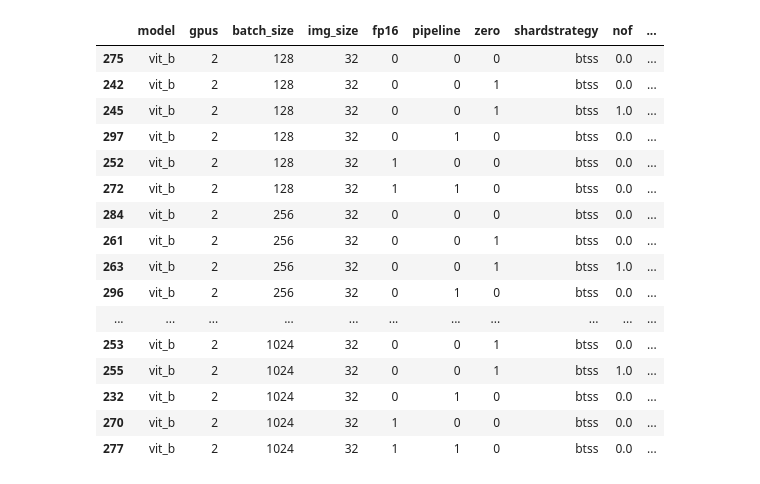
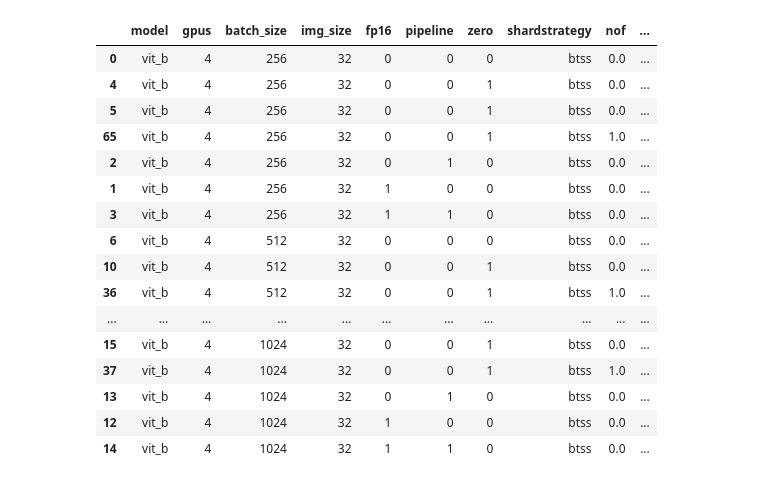
Before and after one commit to marsggbo/ColossalNAS, a Jupyter notebook: zero/process_logs.ipynb, the cells around one changed output. Cells and saved outputs as stored; diff of their text form; code cells hidden in the pictures.

```diff
--- a/zero/process_logs.ipynb
+++ b/zero/process_logs.ipynb
@@ -37,6 +37,8 @@ class ProcessLogs:
         self.invalid_exps = []
         num = len(self.args_files)
         for i in range(num):
+            if '0.2' in self.args_files[i] or '0.5' in self.args_files[i]:
+                continue
             args = load_json(self.args_files[i])
             key, keys2values = self.args2key(args)
 
@@ -198,23 +182,23 @@ new_df
 # %%
-new_df[new_df['model']=='vit_b'][new_df['img_size']==32][new_df['gpus']==2]
+new_df[new_df['model']=='vit_b'][new_df['img_size']==32][new_df['gpus']==4]
 # %% [output]
 |  | model | gpus | batch_size | img_size | fp16 | pipeline | zero | shardstrategy | nof | ... |
-| 275 | vit_b | 2 | 128 | 32 | 0 | 0 | 0 | btss | 0.0 | ... |
-| 242 | vit_b | 2 | 128 | 32 | 0 | 0 | 1 | btss | 0.0 | ... |
-| 245 | vit_b | 2 | 128 | 32 | 0 | 0 | 1 | btss | 1.0 | ... |
-| 297 | vit_b | 2 | 128 | 32 | 0 | 1 | 0 | btss | 0.0 | ... |
-| 252 | vit_b | 2 | 128 | 32 | 1 | 0 | 0 | btss | 0.0 | ... |
-| 272 | vit_b | 2 | 128 | 32 | 1 | 1 | 0 | btss | 0.0 | ... |
-| 284 | vit_b | 2 | 256 | 32 | 0 | 0 | 0 | btss | 0.0 | ... |
-| 261 | vit_b | 2 | 256 | 32 | 0 | 0 | 1 | btss | 0.0 | ... |
-| 263 | vit_b | 2 | 256 | 32 | 0 | 0 | 1 | btss | 1.0 | ... |
-| 296 | vit_b | 2 | 256 | 32 | 0 | 1 | 0 | btss | 0.0 | ... |
+| 0 | vit_b | 4 | 256 | 32 | 0 | 0 | 0 | btss | 0.0 | ... |
+| 4 | vit_b | 4 | 256 | 32 | 0 | 0 | 1 | btss | 0.0 | ... |
+| 5 | vit_b | 4 | 256 | 32 | 0 | 0 | 1 | btss | 0.0 | ... |
+| 65 | vit_b | 4 | 256 | 32 | 0 | 0 | 1 | btss | 1.0 | ... |
+| 2 | vit_b | 4 | 256 | 32 | 0 | 1 | 0 | btss | 0.0 | ... |
+| 1 | vit_b | 4 | 256 | 32 | 1 | 0 | 0 | btss | 0.0 | ... |
+| 3 | vit_b | 4 | 256 | 32 | 1 | 1 | 0 | btss | 0.0 | ... |
+| 6 | vit_b | 4 | 512 | 32 | 0 | 0 | 0 | btss | 0.0 | ... |
+| 10 | vit_b | 4 | 512 | 32 | 0 | 0 | 1 | btss | 0.0 | ... |
+| 36 | vit_b | 4 | 512 | 32 | 0 | 0 | 1 | btss | 1.0 | ... |
 | ... | ... | ... | ... | ... | ... | ... | ... | ... | ... | ... |
-| 253 | vit_b | 2 | 1024 | 32 | 0 | 0 | 1 | btss | 0.0 | ... |
-| 255 | vit_b | 2 | 1024 | 32 | 0 | 0 | 1 | btss | 1.0 | ... |
-| 232 | vit_b | 2 | 1024 | 32 | 0 | 1 | 0 | btss | 0.0 | ... |
-| 270 | vit_b | 2 | 1024 | 32 | 1 | 0 | 0 | btss | 0.0 | ... |
-| 277 | vit_b | 2 | 1024 | 32 | 1 | 1 | 0 | btss | 0.0 | ... |
+| 15 | vit_b | 4 | 1024 | 32 | 0 | 0 | 1 | btss | 0.0 | ... |
+| 37 | vit_b | 4 | 1024 | 32 | 0 | 0 | 1 | btss | 1.0 | ... |
+| 13 | vit_b | 4 | 1024 | 32 | 0 | 1 | 0 | btss | 0.0 | ... |
+| 12 | vit_b | 4 | 1024 | 32 | 1 | 0 | 0 | btss | 0.0 | ... |
+| 14 | vit_b | 4 | 1024 | 32 | 1 | 1 | 0 | btss | 0.0 | ... |
 # %%
 import pandas as pd
 import matplotlib.pyplot as plt
```
Also changed, not shown: parts of 5 cells of this notebook, 7 other files.
